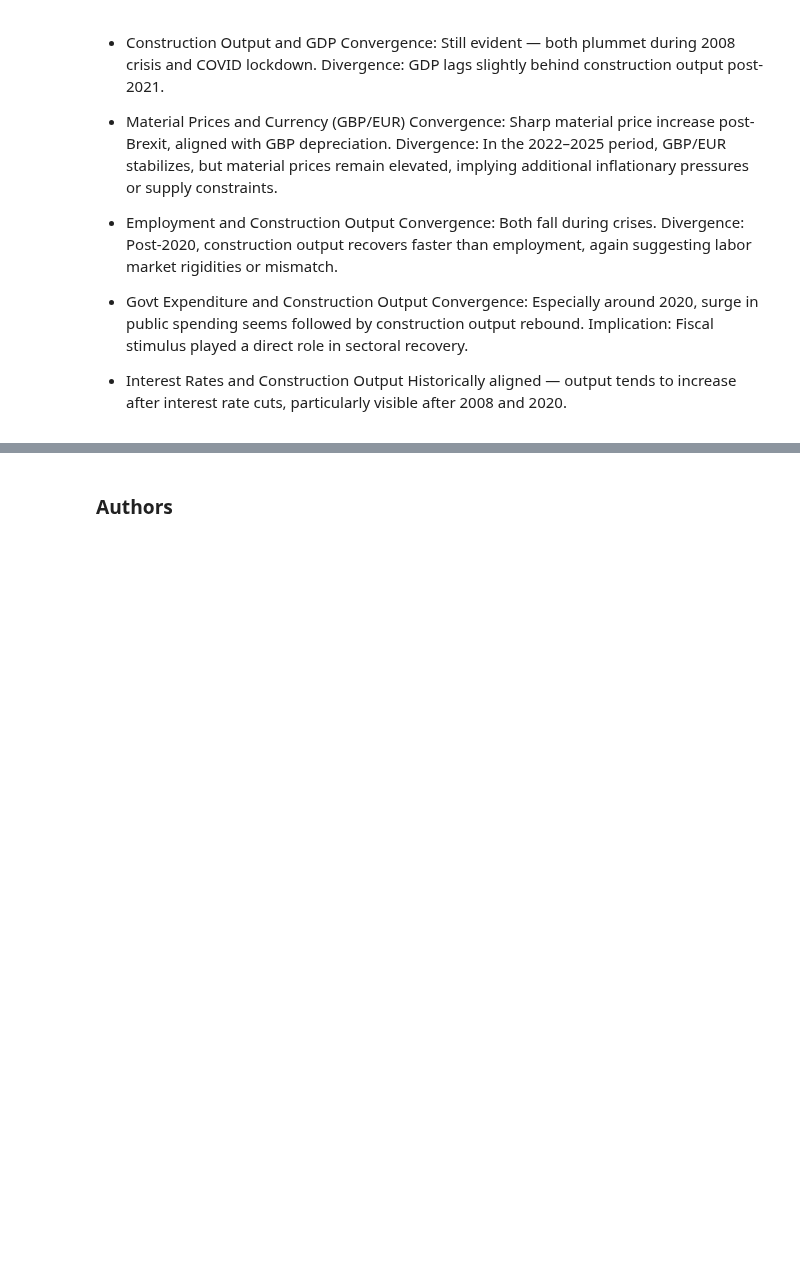
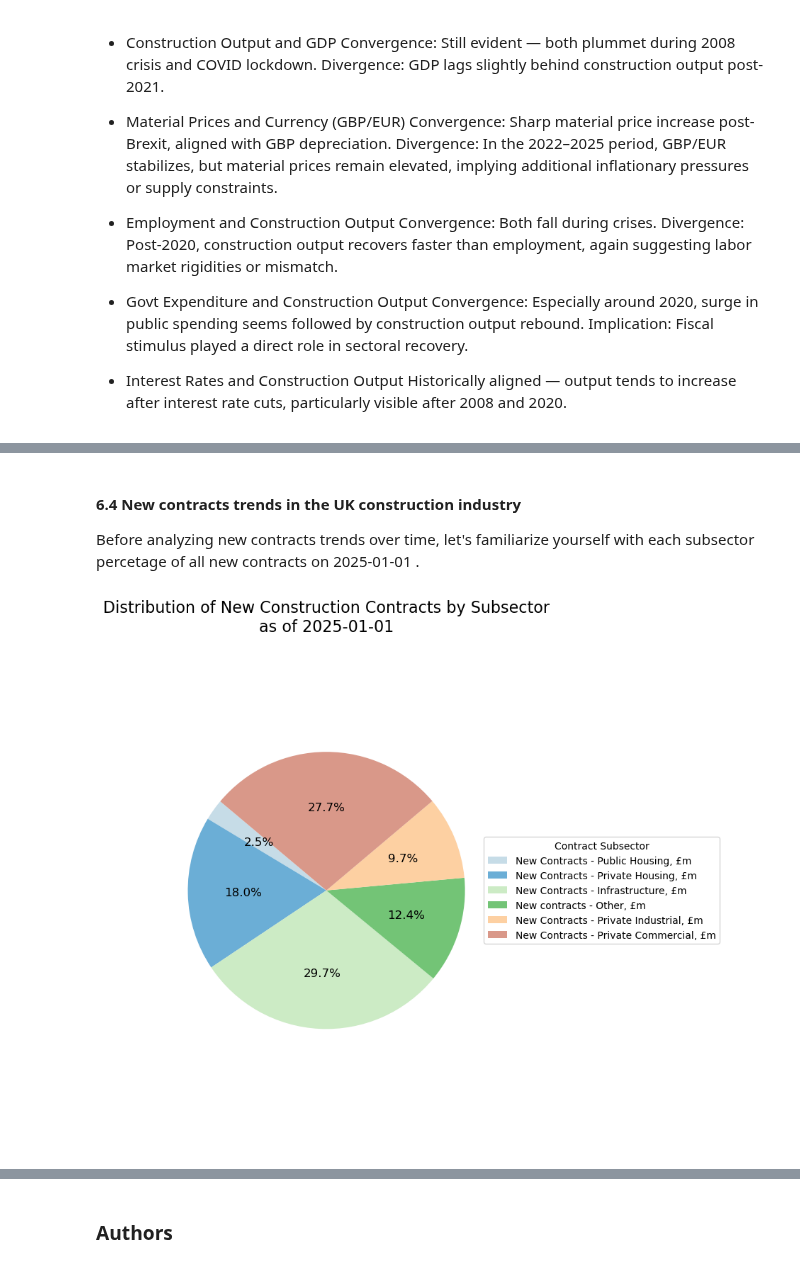
Before and after one commit to Alisa-Makhonina/Macroeconomic_indicators_vs_Construction_indicators, a Jupyter notebook: 4_Exploratory Data Analysis.ipynb, the cells around one changed output, grey strips where cells are left out. Cells and saved outputs as stored; diff of their text form; code cells hidden in the pictures; blank space fills up the shorter version.

```diff
--- a/4_Exploratory Data Analysis.ipynb
+++ b/4_Exploratory Data Analysis.ipynb
@@ -392,0 +575,39 @@ create_subplot_trends(df_normalized, plots_dict, subtitle="Trends in UK Construc
+# %% [markdown]
+#### 6.4 New contracts trends in the UK construction industry
+Before analyzing new contracts trends over time, let's familiarize yourself with each subsector percetage of all new contracts on 2025-01-01 .
+# %%
+# Filter the data for the specific date
+target_date = '2025-01-01'
+row = df.loc[target_date, ['New Contracts - Public Housing, £m',
+       'New Contracts - Private Housing, £m',
+       'New Contracts - Infrastructure, £m', 'New contracts - Other, £m',
+       'New Contracts - Private Industrial, £m',
+       'New Contracts - Private Commercial, £m']]
+
+# Define better-separated colors (6 distinct ones)
+colors = [
+    '#c6dce7',  # soft light blue
+    '#6baed6',  # muted blue
+    '#ccebc5',  # soft green
+    '#73c476',  # muted green
+    '#fdd0a2',  # peachy orange
+    '#d99889'   # dusty red (less bright)
+]
+
+# Plot
+plt.figure(figsize=(8, 8))
+wedges, texts, autotexts = plt.pie(
+    row,
+    autopct='%1.1f%%',
+    startangle=140,
+    colors=colors,
+    textprops={'color': 'black', 'fontsize': 12}
+)
+plt.legend(row.index, title='Contract Subsector', loc='center left', bbox_to_anchor=(1, 0.5), fontsize=10)
+plt.title('Distribution of New Construction Contracts by Subsector\nas of 2025-01-01', fontsize=16, pad=5)
+plt.axis('equal')
+
+plt.tight_layout()
+plt.show()
+# %% [output]
+[figure, added]
```
Also changed, not shown: parts of 18 cells of this notebook.
